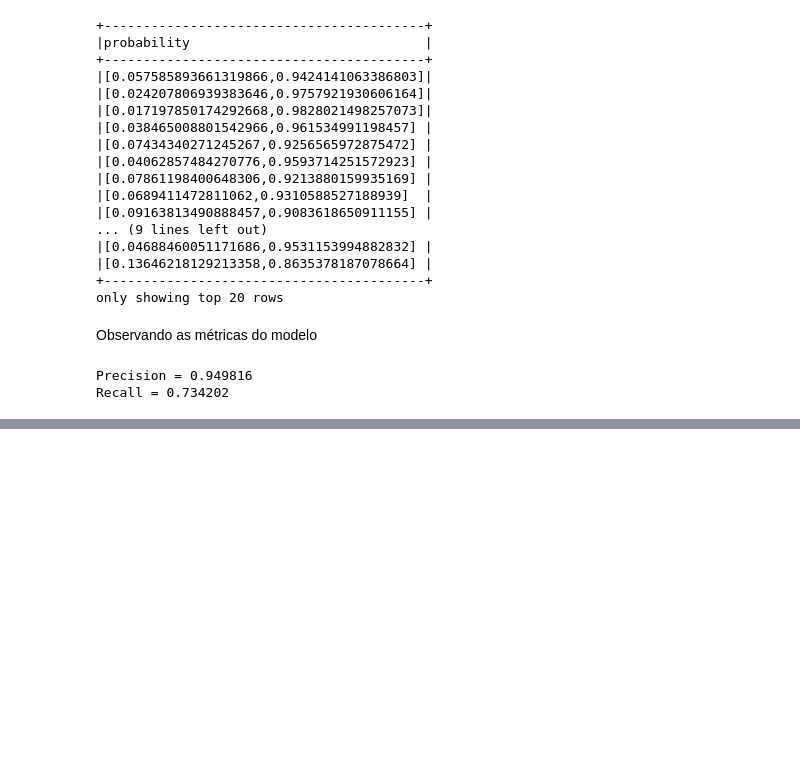
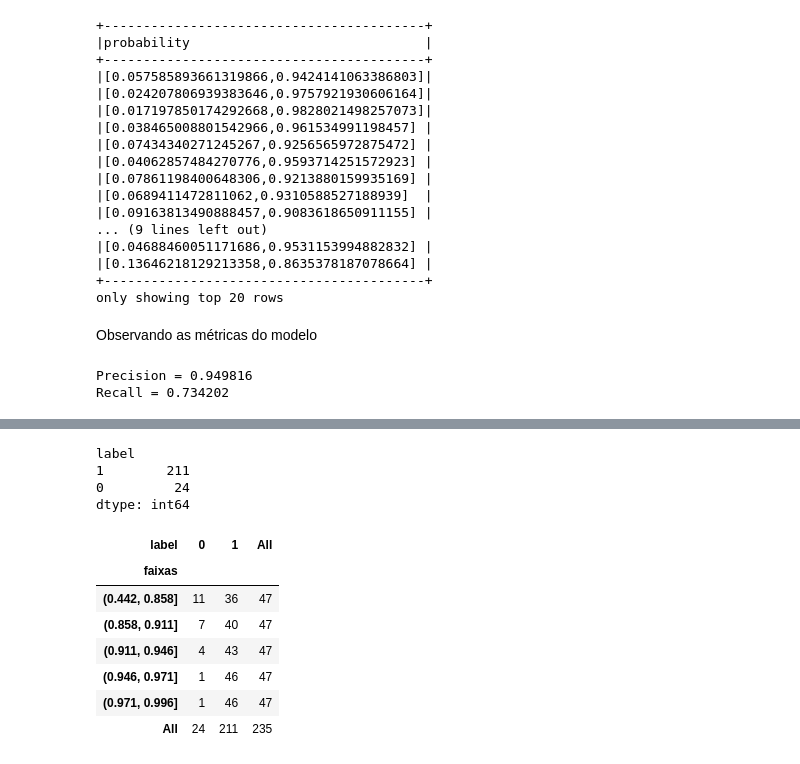
Before and after one commit to renatakmsantos/ML-predict-loan-MBA-applied-project, a Jupyter notebook: sprint3/2_Modeling_RL.ipynb, the cells around one changed output, grey strips where cells are left out. Cells and saved outputs as stored; diff of their text form; code cells hidden in the pictures; blank space fills up the shorter version.

Commit message:
atualizações extras

```diff
--- a/sprint3/2_Modeling_RL.ipynb
+++ b/sprint3/2_Modeling_RL.ipynb
@@ -359,0 +405,7 @@ Recall = 0.734202
+# %%
+# Acesse a probabilidade de saída
+probabilities = predictions_teste.select("probability").rdd.map(lambda x: x[0][1])
+
+# Exiba as probabilidades
+for probability in probabilities.collect():
+    print(probability)
@@ -359,0 +430,9 @@ Recall = 0.734202
+# %%
+# Defina uma função UDF para extrair a probabilidade
+extract_prob = f.udf(lambda probability: float(probability[1]), DoubleType())
+
+# Adicione uma nova coluna 'probability' ao DataFrame
+predictions = predictions_teste.withColumn('score', extract_prob(predictions_teste['probability']))
+
+# Exiba o DataFrame com a coluna de probabilidade
+predictions.show()
@@ -359,0 +460,6 @@ Recall = 0.734202
+# %%
+predictions_pd = predictions.toPandas()
+# %%
+# Use a função qcut para discretizar os valores em 5 intervalos
+predictions_pd['faixas'] = pd.qcut(predictions_pd['score'], q=5)
+predictions_pd['faixas'].value_counts()
@@ -359,0 +485,19 @@ Recall = 0.734202
+# %%
+predictions_pd[['label']].value_counts()
+# %% [output]
+label
+1        211
+0         24
+dtype: int64
+# %%
+pivot_table = pd.pivot_table(predictions_pd, values='score', index='faixas', columns='label', margins=True, aggfunc='count')
+pivot_table
+# %% [output]
+| label | 0 | 1 | All |
+| faixas |  |  |  |
+| (0.442, 0.858] | 11 | 36 | 47 |
+| (0.858, 0.911] | 7 | 40 | 47 |
+| (0.911, 0.946] | 4 | 43 | 47 |
+| (0.946, 0.971] | 1 | 46 | 47 |
+| (0.971, 0.996] | 1 | 46 | 47 |
+| All | 24 | 211 | 235 |
```
Also changed, not shown: parts of 12 cells of this notebook, 1 other file.
